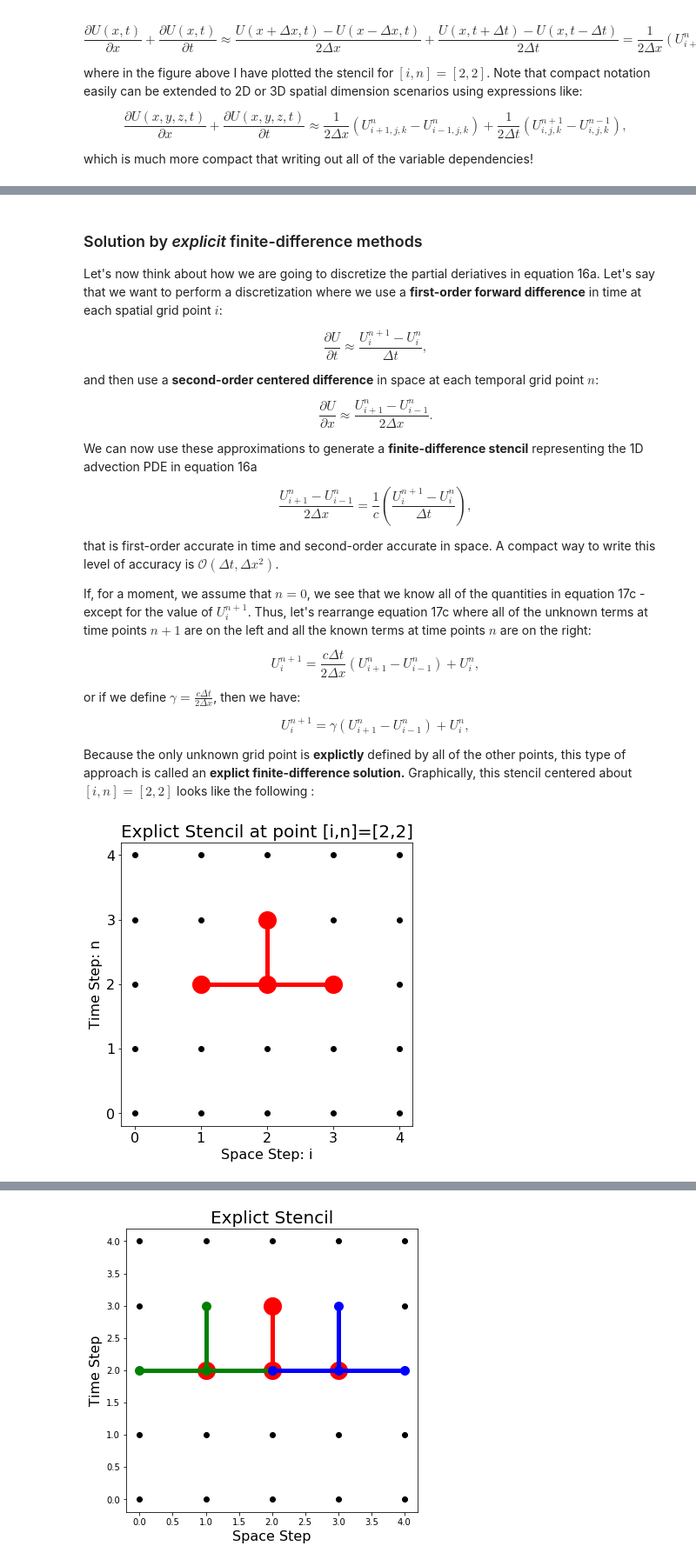
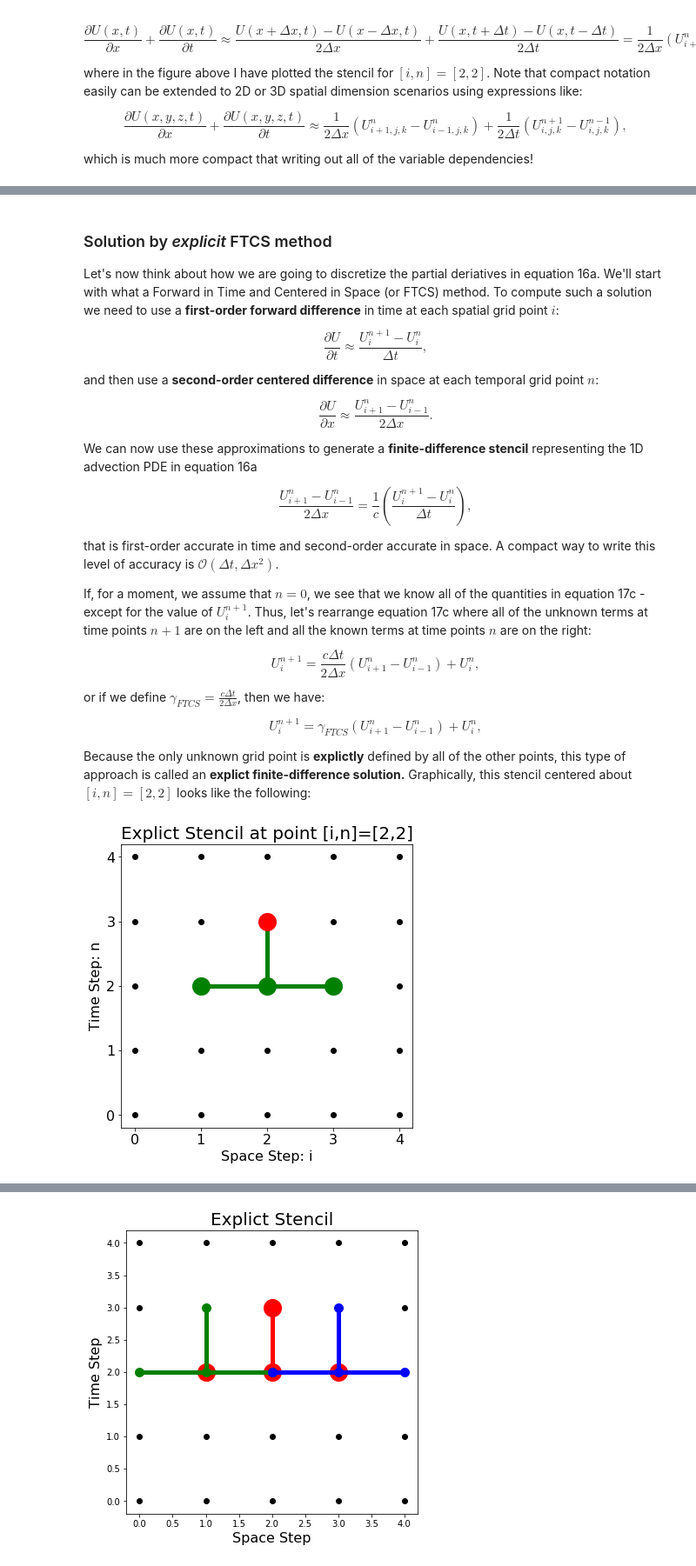
Before and after one commit to jshragge/CSM_GP_GEOPCOMP, a Jupyter notebook: 07_Differentiation.ipynb, the cells around one changed output, grey strips where cells are left out. Shown at 87% size. Cells and saved outputs as stored; diff of their text form; code cells hidden in the pictures.

```diff
--- a/07_Differentiation.ipynb
+++ b/07_Differentiation.ipynb
@@ -283,7 +307,7 @@ plt.show()
 # %% [markdown]
-### Solution by *explicit* finite-difference methods
+### Solution by *explicit* FTCS method
 
-Let's now think about how we are going to discretize the partial deriatives in equation 16a. Let's say that we want to perform a discretization where we use a **first-order forward difference** in time at each spatial grid point $i$:
+Let's now think about how we are going to discretize the partial deriatives in equation 16a.  We'll start with what a Forward in Time and Centered in Space (or FTCS) method.  To compute such a solution we need to use a **first-order forward difference** in time at each spatial grid point $i$:
 
 $$\frac{\partial U}{\partial t} \approx \frac{U^{n+1}_i - U^{n}_i}{\Delta t}, \tag{17a}$$
 
@@ -301,36 +325,36 @@ If, for a moment, we assume that $n=0$, we see that we know all of the quantitie
 
 $$U^{n+1}_i  =\frac{c\Delta t}{2\Delta x}\left(U^{n}_{i+1} - U^{n}_{i-1}\right) + U^{n}_i, \tag{17d}$$
 
-or if we define $\gamma = \frac{c\Delta t}{2\Delta x}$, then we have:
+or if we define $\gamma_{FTCS} = \frac{c\Delta t}{2\Delta x}$, then we have:
 
-$$U^{n+1}_i  =\gamma \left(U^{n}_{i+1} - U^{n}_{i-1}\right) + U^{n}_i, \tag{17d}$$
+$$U^{n+1}_i  =\gamma_{FTCS} \left(U^{n}_{i+1} - U^{n}_{i-1}\right) + U^{n}_i, \tag{17d}$$
 
-Because the only unknown grid point is **explictly** defined by all of the other points, this type of approach is called an **explict finite-difference solution.** Graphically, this stencil centered about $[i,n]=[2,2]$ looks like the following :
+Because the only unknown grid point is **explictly** defined by all of the other points, this type of approach is called an **explict finite-difference solution.** Graphically, this stencil centered about $[i,n]=[2,2]$ looks like the following:
 # %%
 plt.figure(figsize=(6,6))
 nx=ny=5
 x = np.arange(nx)
 y=np.zeros(ny)
 
 for iy in range(nx):
     plt.plot(x,y,'ko')
     y+=1
 
 # . . Solution at point i
-plt.plot(1,2,'ro',ms=20)
-plt.plot(3,2,'ro',ms=20)
-plt.plot([1,3],[2,2],'r-',linewidth=5)
-plt.plot(2,2,'ro',ms=20)
+plt.plot(1,2,'go',ms=20)
+plt.plot(3,2,'go',ms=20)
+plt.plot([1,3],[2,2],'g-',linewidth=5)
+plt.plot(2,2,'go',ms=20)
+plt.plot([2,2],[2,3],'g-',linewidth=5)
 plt.plot(2,3,'ro',ms=20)
-plt.plot([2,2],[2,3],'r-',linewidth=5)
 
 plt.ylabel('Time Step: n',fontsize=16)
 plt.yticks(range(5),fontsize=16)
 plt.xlabel('Space Step: i',fontsize=16)
 plt.xticks(range(5),fontsize=16)
 
 plt.title('Explict Stencil at point [i,n]=[2,2]',fontsize=20)
 plt.show()
 # %% [output]
-[figure, old version]
+[figure, new version]
 # %% [markdown]
```
Also changed, not shown: parts of 20 cells of this notebook, 1 other file.
